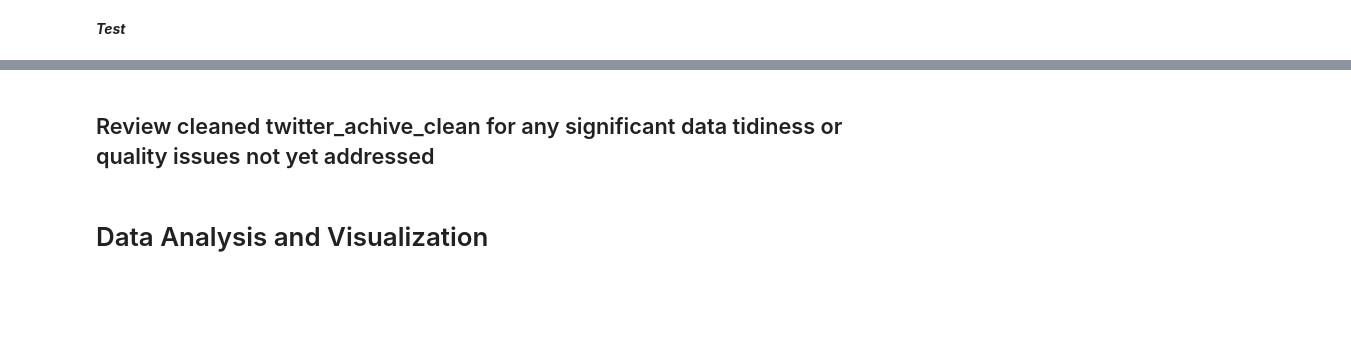
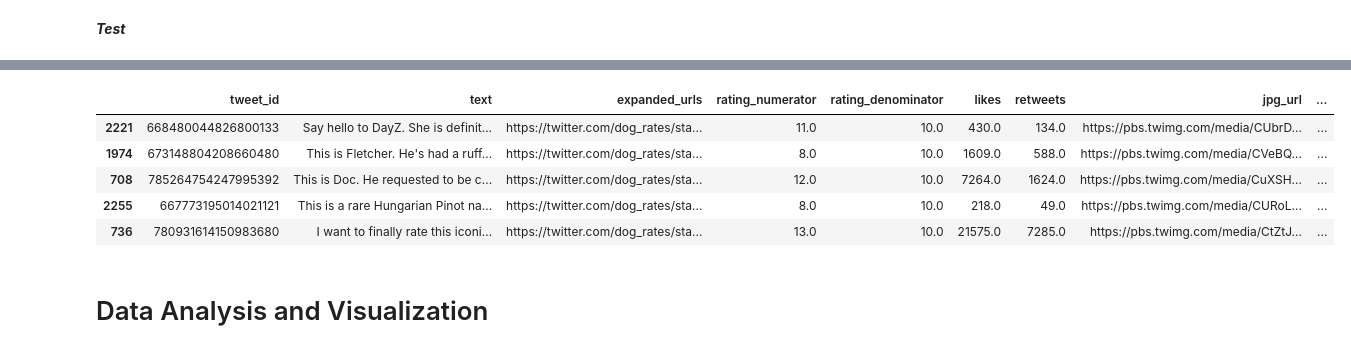
Before and after one commit to Miles-Murphy/data_wrangling_final_project, a Jupyter notebook: wrangle_act.ipynb, the cells around one changed output, grey strips where cells are left out. Cells and saved outputs as stored; diff of their text form; code cells hidden in the pictures; blank space fills up the shorter version.

Commit message:
Refined Data Assessment organization of all Quality and Tidiness issues

```diff
--- a/wrangle_act.ipynb
+++ b/wrangle_act.ipynb
@@ -1665,8 +1608,11 @@ twitter_archive_clean.info()
-# %% [markdown]
-
-
-## Review cleaned twitter_achive_clean for any significant data tidiness or quality issues not yet addressed
 # %%
-twitter_archive_clean.sample(20)
+twitter_archive_clean.sample(5)
+# %% [output]
+|  | tweet_id | text | expanded_urls | rating_numerator | rating_denominator | likes | retweets | jpg_url | ... |
+| 2221 | 668480044826800133 | Say hello to DayZ. She is definit... | https://twitter.com/dog_rates/sta... | 11.0 | 10.0 | 430.0 | 134.0 | https://pbs.twimg.com/media/CUbrD... | ... |
+| 1974 | 673148804208660480 | This is Fletcher. He's had a ruff... | https://twitter.com/dog_rates/sta... | 8.0 | 10.0 | 1609.0 | 588.0 | https://pbs.twimg.com/media/CVeBQ... | ... |
+| 708 | 785264754247995392 | This is Doc. He requested to be c... | https://twitter.com/dog_rates/sta... | 12.0 | 10.0 | 7264.0 | 1624.0 | https://pbs.twimg.com/media/CuXSH... | ... |
+| 2255 | 667773195014021121 | This is a rare Hungarian Pinot na... | https://twitter.com/dog_rates/sta... | 8.0 | 10.0 | 218.0 | 49.0 | https://pbs.twimg.com/media/CURoL... | ... |
+| 736 | 780931614150983680 | I want to finally rate this iconi... | https://twitter.com/dog_rates/sta... | 13.0 | 10.0 | 21575.0 | 7285.0 | https://pbs.twimg.com/media/CtZtJ... | ... |
 # %% [markdown]
 # Data Analysis and Visualization
```
Also changed, not shown: parts of 7 cells of this notebook, 1 other file.
